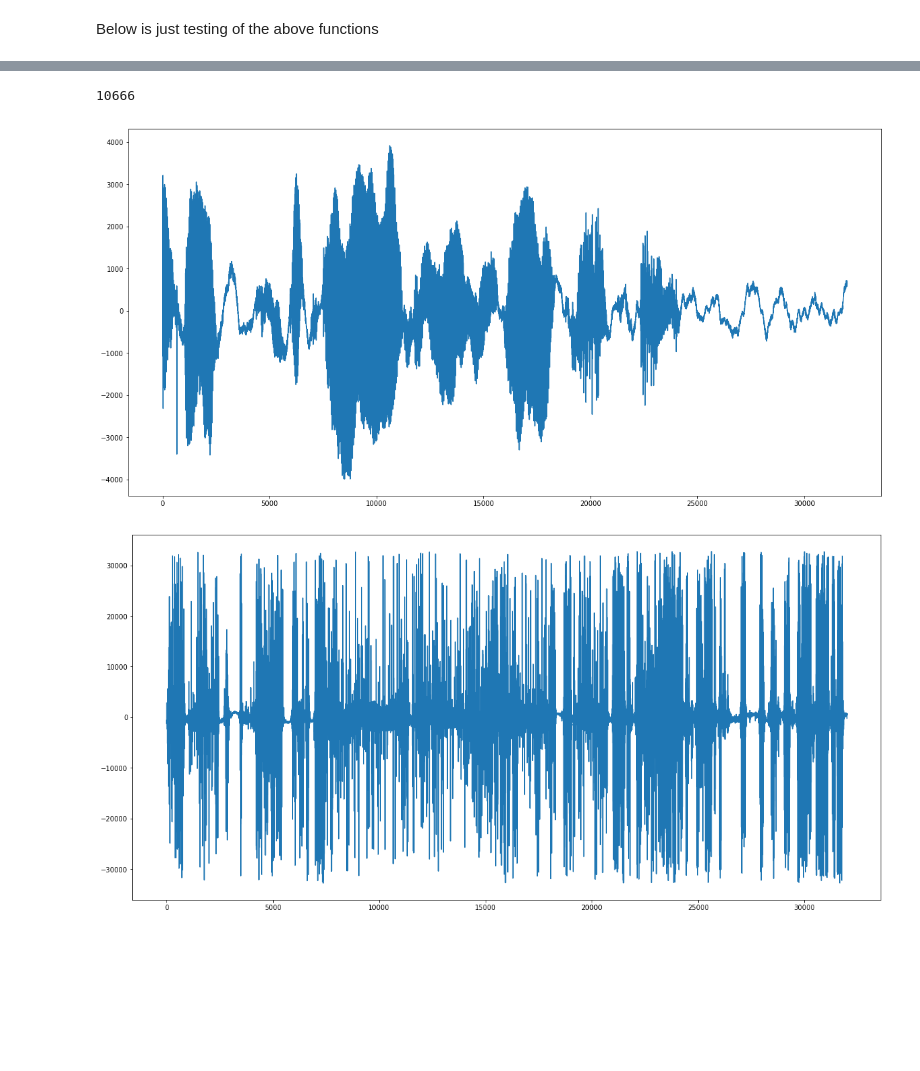
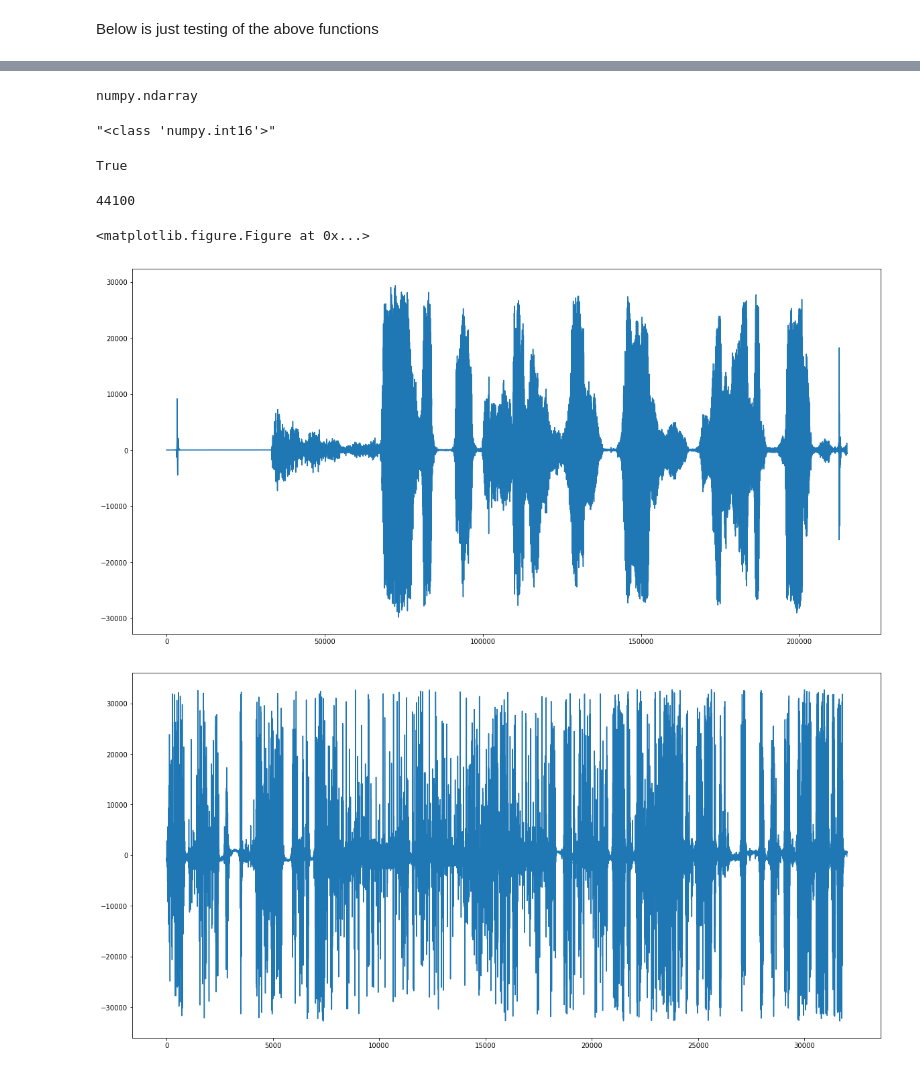
Before and after one commit to justinfchin/helios, a Jupyter notebook: python codes/Helper_functions.ipynb, the cells around one changed output, grey strips where cells are left out. Saved outputs shown, nothing was run; the diff lists cells and outputs as text; code cells hidden in the pictures; blank space fills up the shorter version.

Commit message:
made changes to filters

```diff
--- a/python codes/Helper_functions.ipynb
+++ b/python codes/Helper_functions.ipynb
@@ -42,8 +42,12 @@ def plot(data, filename):
 #data is the thing we want to filter
 #to edit the params of the butter filter, change the function variables inside here
 def butter(data , filename):
+    N = "<class 'numpy.int16'>"
     b, a = signal.butter(20, .3, 'low', analog=False)#our defult values
-    filtered = signal.filtfilt(b, a, data, method='gust')#applying the filter
+    if (str(type(data[0])) == N):
+        filtered = signal.filtfilt(b, a, data, method='gust')#applying the filter for single channel
+    else:
+        filtered = signal.filtfilt(b, a, data.T[0], method='gust')#applying the filter 2 channels
     fil = filtered.astype(np.int16)
     plt.figure(figsize=(20,10))##change the size of the charts
     plt.plot(fil)
@@ -125,0 +122,2 @@ array(-0.0035808193678534632)
+# %%
+FS, carlos = wav.read('Carlos_getting_high.wav')
@@ -126,11 +144,25 @@ array(-0.0035808193678534632)
+# %%
+type(carlos[0])
+# %% [output]
+numpy.ndarray
+# %%
+N = "<class 'numpy.int16'>"
+N
+# %% [output]
+"<class 'numpy.int16'>"
+# %%
+str(type(sunny[0])) == N
+# %% [output]
+True
 # %%
 FS
 # %% [output]
-10666
+44100
-# %%
-butterfemale = butter(female, 'female')
-# %% [output]
-[figure, removed]
+# %%
+butterfemale = butter(carlos.T[0], 'carlos')
+# %% [output]
+<matplotlib.figure.Figure at 0x...>
+[figure, added]
 # %%
 save_wav(butterfemale, 'butterfemale', FS)
 # %%
```
Also changed, not shown: parts of 11 cells of this notebook, 11 other files.
